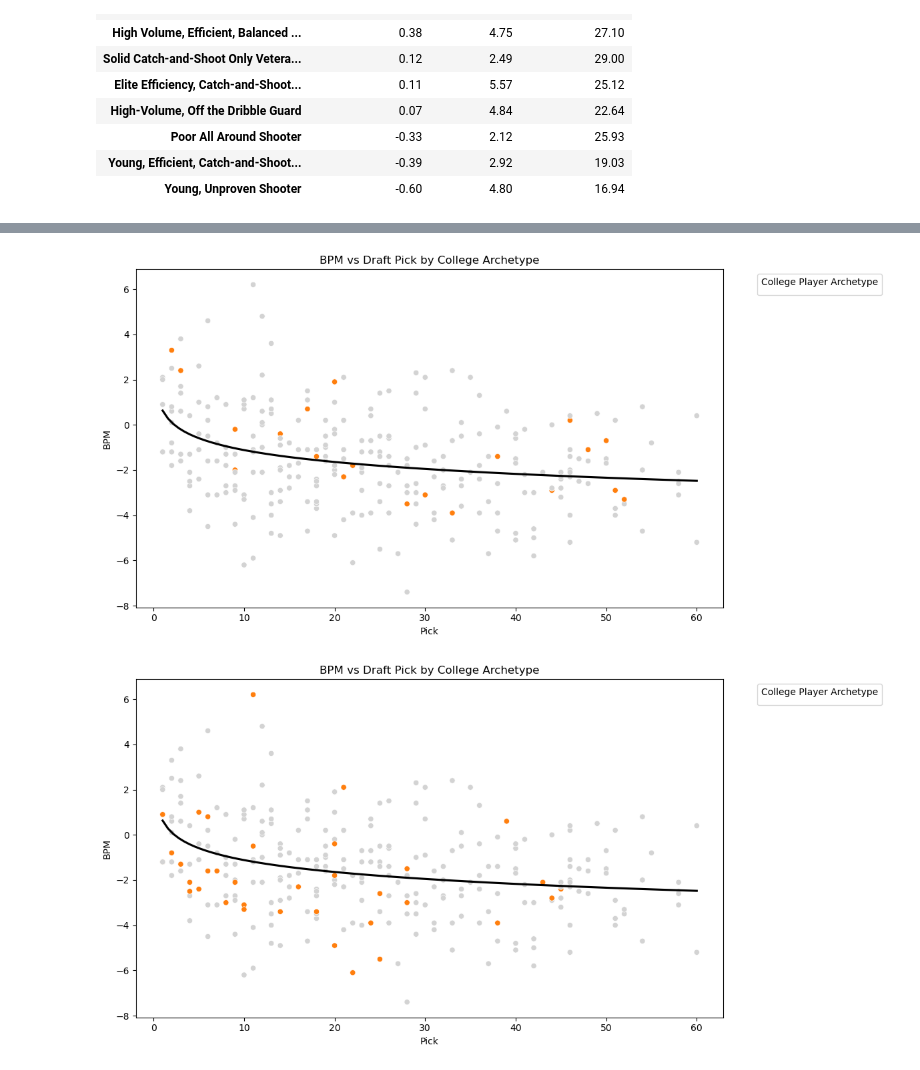
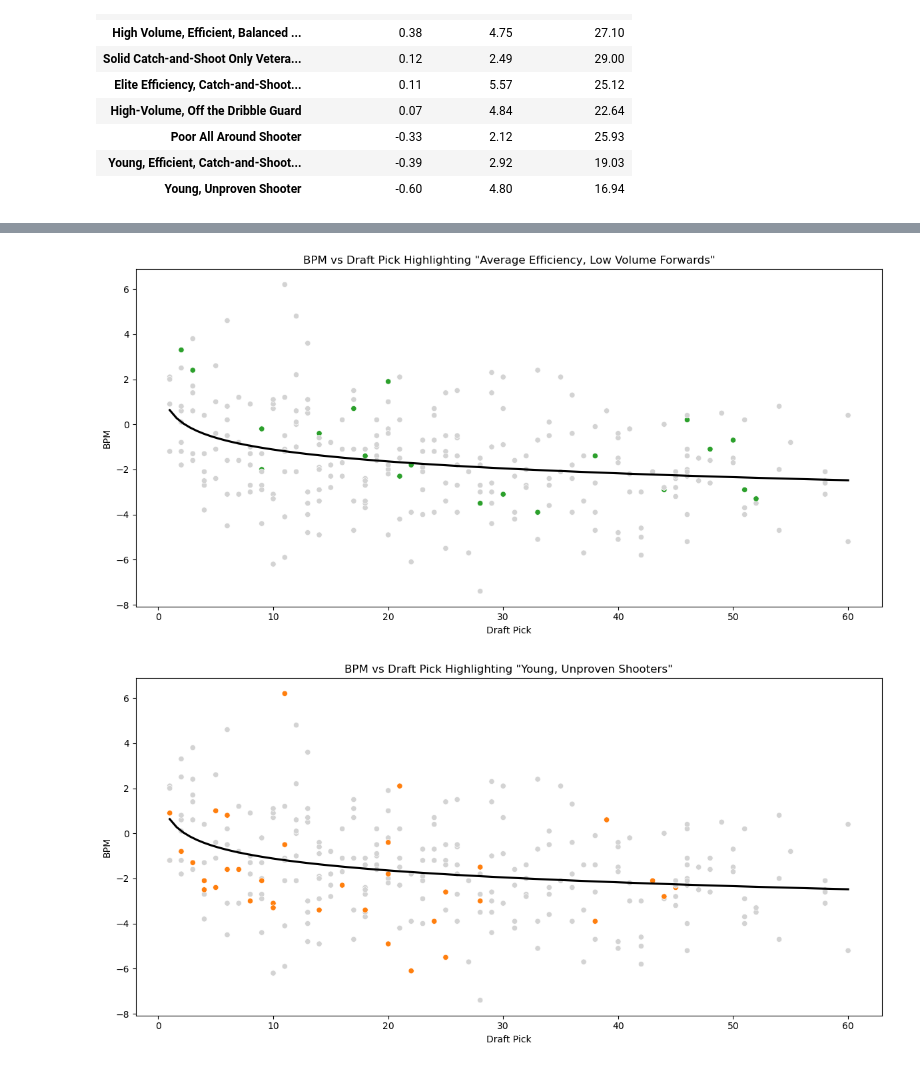
Before and after one commit to rickmart2/college-shooting-analysis-699, a Jupyter notebook: analysis.ipynb, the cells around one changed output, grey strips where cells are left out. Saved outputs shown, nothing was run; the diff lists cells and outputs as text; code cells hidden in the pictures.

```diff
--- a/analysis.ipynb
+++ b/analysis.ipynb
@@ -426,32 +465,30 @@ advanced_data["Color"] = advanced_data["Archetype"].apply(lambda x: 'tab:blue' i
 
 
 plt.figure(figsize=(12,6))
-ax = sns.scatterplot(data=advanced_data, x='Pick', y='BPM', hue='Color', palette=['lightgrey', 'tab:orange'], legend=False)
+ax = sns.scatterplot(data=advanced_data, x='Pick', y='BPM', hue='Color', palette=['lightgrey', 'tab:green'], legend=False)
 sns.regplot(data=advanced_data, x='Pick', y='BPM', scatter=False, logx = True, color='black', ci=None)
 
-plt.title('BPM vs Draft Pick by College Archetype')
-
-ax.legend(title="College Player Archetype", bbox_to_anchor=(1.05, 1), loc="upper left")
+plt.title('BPM vs Draft Pick Highlighting "Average Efficiency, Low Volume Forwards"')
+plt.xlabel('Draft Pick')
 
 plt.tight_layout()
 plt.show()
 # %% [output]
-[figure, old version]
+[figure, new version]
 # %%
 archetype = "Young, Unproven Shooter"
 
 advanced_data["Color"] = advanced_data["Archetype"].apply(lambda x: 'tab:blue' if x == archetype else 'lightgrey')
 
 
 plt.figure(figsize=(12,6))
 ax = sns.scatterplot(data=advanced_data, x='Pick', y='BPM', hue='Color', palette=['lightgrey', 'tab:orange'], legend=False)
 sns.regplot(data=advanced_data, x='Pick', y='BPM', scatter=False, logx = True, color='black', ci=None)
 
-plt.title('BPM vs Draft Pick by College Archetype')
-
-ax.legend(title="College Player Archetype", bbox_to_anchor=(1.05, 1), loc="upper left")
+plt.title('BPM vs Draft Pick Highlighting "Young, Unproven Shooters"')
+plt.xlabel('Draft Pick')
 
 plt.tight_layout()
 plt.show()
 # %% [output]
-[figure, old version]
+[figure, new version]
```
Also changed, not shown: parts of 10 cells of this notebook.
